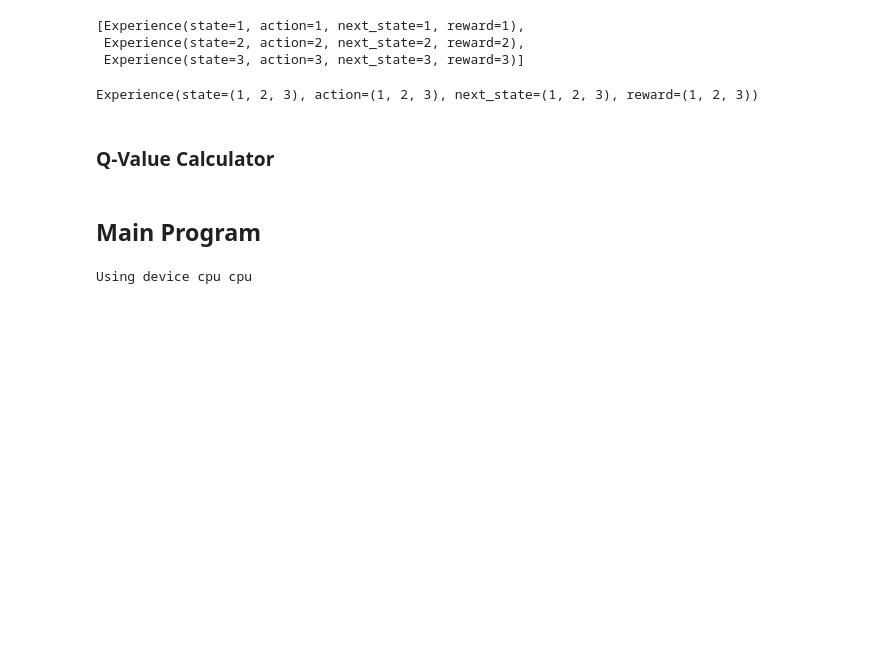
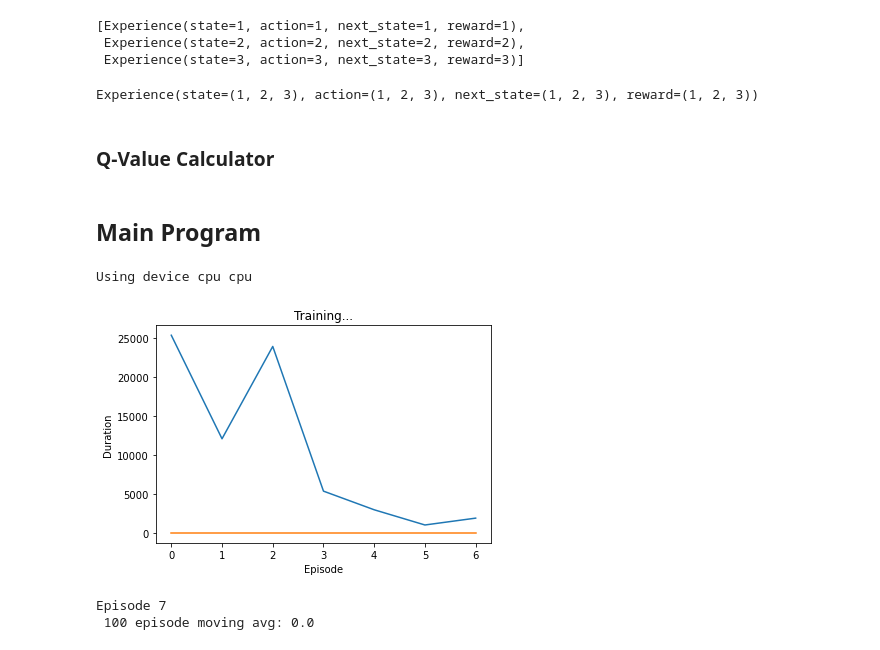
Before and after one commit to Ellezique/Python-workshop-tasks-W3-Deep-Q-Learning, a Jupyter notebook: Mountain_Car.ipynb, the cells around one changed output. Drawn from its saved outputs; the diff is of its cells as text; code cells hidden in the pictures; blank space fills up the shorter version.

```diff
--- a/Mountain_Car.ipynb
+++ b/Mountain_Car.ipynb
@@ -44,12 +44,18 @@ class DQN(nn.Module):
 
         self.fc1 = nn.Linear(in_features=img_height*img_width*3, out_features=24)
         self.fc2 = nn.Linear(in_features=24, out_features=32)
-        self.out = nn.Linear(in_features=32, out_features=3) # Action number of 3:     push left, no push, push right
+        self.fc3 = nn.Linear(in_features=32, out_features=64)
+        self.fc4 = nn.Linear(in_features=64, out_features=32)
+        self.fc5 = nn.Linear(in_features=32, out_features=24)
+        self.out = nn.Linear(in_features=24, out_features=3) # Action number of 3:     push left, no push, push right
 
     def forward(self, t):
         t = t.flatten(start_dim=1)
         t = F.relu(self.fc1(t))
         t = F.relu(self.fc2(t))
+        t = F.relu(self.fc3(t))
+        t = F.relu(self.fc4(t))
+        t = F.relu(self.fc5(t))
         t = self.out(t)
         return t
 # %% [markdown]
@@ -355,15 +361,15 @@ print("Using device", device.type, device)
 # %% [output]
 Using device cpu cpu
 # %%
-batch_size = 256
+batch_size = 512
 gamma = 0.999
 eps_start = 1
-eps_end = 0.01
-eps_decay = 0.001
+eps_end = 0.001
+eps_decay = 0.99
 target_update = 10
-memory_size = 100000
-lr = 0.01
-num_episodes = 300 # run for more episodes for better results
+memory_size = 10000
+lr = 0.001
+num_episodes = 50 # run for more episodes for better results
 
 
 em = MountainCarEnvManager(device)
@@ -384,32 +390,36 @@ for episode in range(num_episodes):
 
     for timestep in count():
         action = agent.select_action(state, policy_net)
         reward = em.take_action(action)
         next_state = em.get_state()
         memory.push(Experience(state, action, next_state, reward))
         state = next_state
 
         if memory.can_provide_sample(batch_size):
             experiences = memory.sample(batch_size)
             states, actions, rewards, next_states = extract_tensors(experiences)
 
             current_q_values = QValues.get_current(policy_net, states, actions)
             next_q_values = QValues.get_next(target_net, next_states)
             target_q_values = (next_q_values * gamma) + rewards
 
             loss = F.mse_loss(current_q_values, target_q_values.unsqueeze(1))
             optimizer.zero_grad()
             loss.backward()
             optimizer.step()
 
         if em.done:
             episode_durations.append(timestep)
             plot(episode_durations, 100)
             break
 
     if episode % target_update == 0:
         target_net.load_state_dict(policy_net.state_dict())
 
 em.close()
+# %% [output]
+[figure, added]
+Episode 7
+ 100 episode moving avg: 0.0
 # %%
 assert get_moving_average(100, episode_durations)[-1] > 15
```
Also changed, not shown: parts of 5 cells of this notebook, 18 other files.
